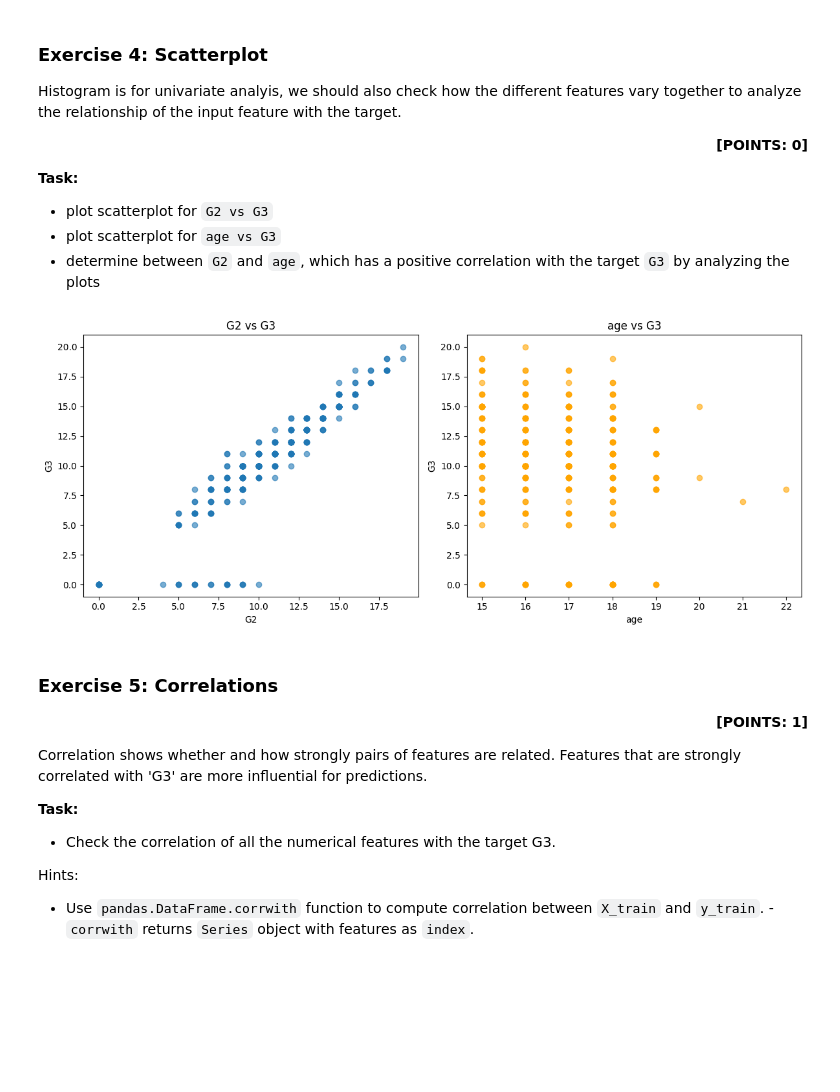
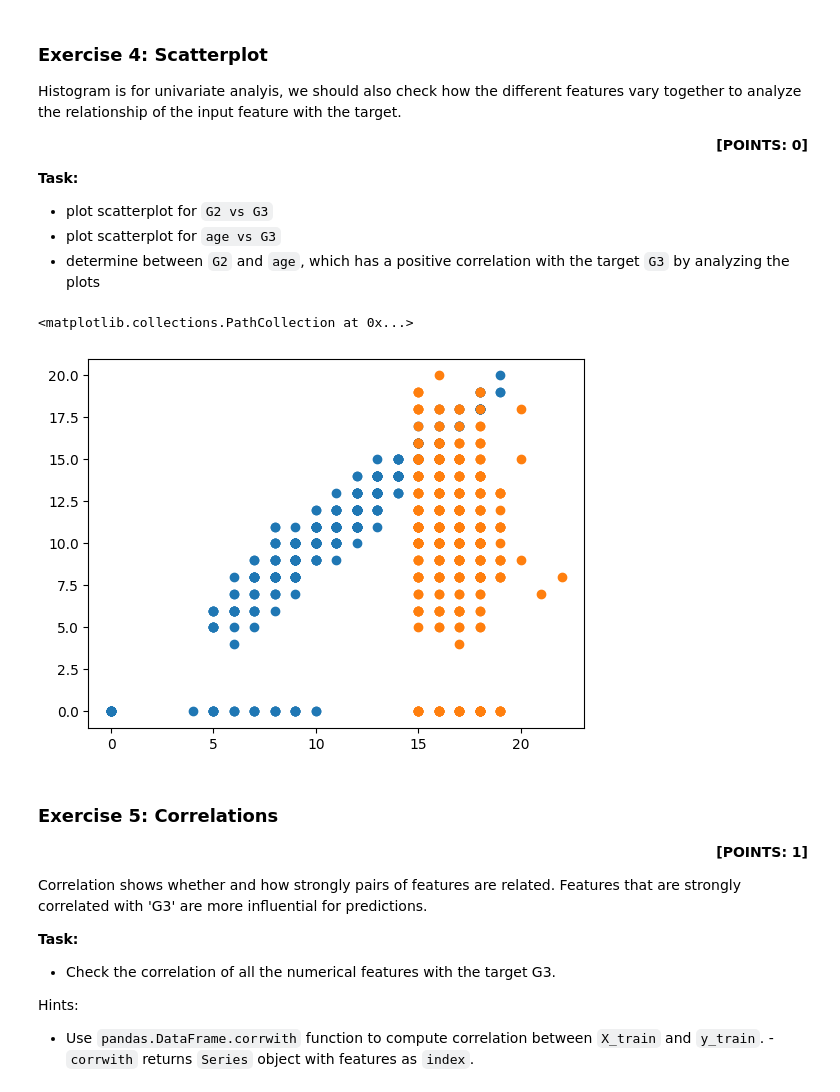
Before and after one commit to sandeep079/data-wr, a Jupyter notebook: pandas/Linear Regression_Student.ipynb, the cells around one changed output. Cells and saved outputs as stored; diff of their text form; code cells hidden in the pictures; blank space fills up the shorter version.

```diff
--- a/pandas/Linear Regression_Student.ipynb
+++ b/pandas/Linear Regression_Student.ipynb
@@ -228,32 +207,16 @@ Histogram is for univariate analyis, we should also check how the different feat
 - plot scatterplot for `G2 vs G3`
 - plot scatterplot for `age vs G3`
 - determine between `G2` and `age`, which has a positive correlation with the target `G3` by analyzing the plots
-# %%
-### Ex-4-Task-1
-### BEGIN SOLUTION
-# Scatterplot for G2 vs G3
-plt.figure(figsize=(12, 5))
-
-plt.subplot(1, 2, 1)
-plt.scatter(X_train['G2'], y_train, alpha=0.6)
-plt.xlabel('G2')
-plt.ylabel('G3')
-plt.title('G2 vs G3')
-
-# Scatterplot for age vs G3
-plt.subplot(1, 2, 2)
-plt.scatter(X_train['age'], y_train, alpha=0.6, color='orange')
-plt.xlabel('age')
-plt.ylabel('G3')
-plt.title('age vs G3')
-
-plt.tight_layout()
-plt.show()
-
-# G2 has a strong positive correlation with G3, while age does not.
-### END SOLUTION
-# %% [output]
-[figure, removed]
+# %%
+### Ex-4-Task-1
+### BEGIN SOLUTION
+# your code here
+plt.scatter(math_df['G2'], math_df['G3'])
+plt.scatter(math_df['age'], math_df['G3'])
+### END SOLUTION
+# %% [output]
+<matplotlib.collections.PathCollection at 0x...>
+[figure, added]
 # %% [markdown]
 ### Exercise 5: Correlations
 
```
Also changed, not shown: parts of 11 cells of this notebook, 3 other files.
